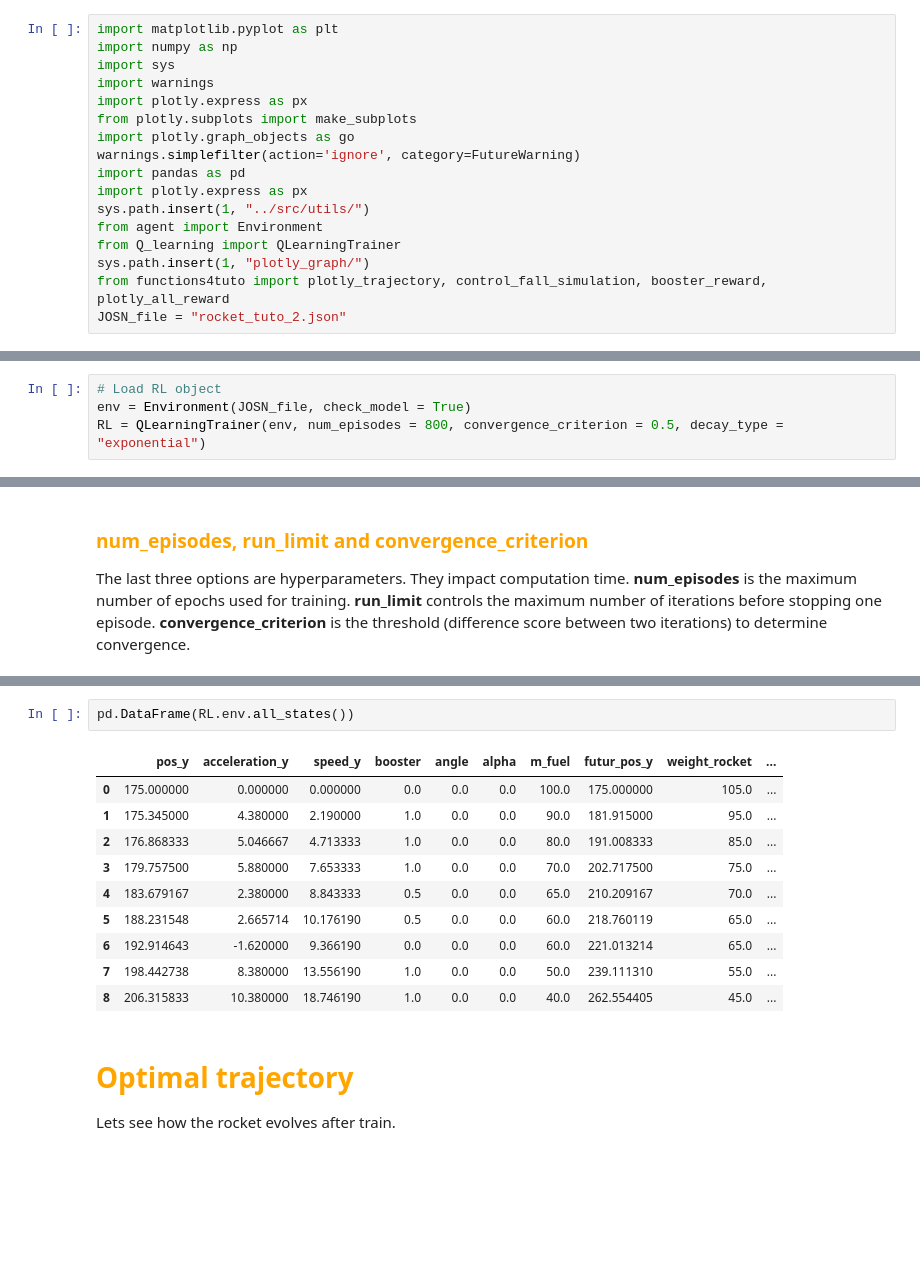
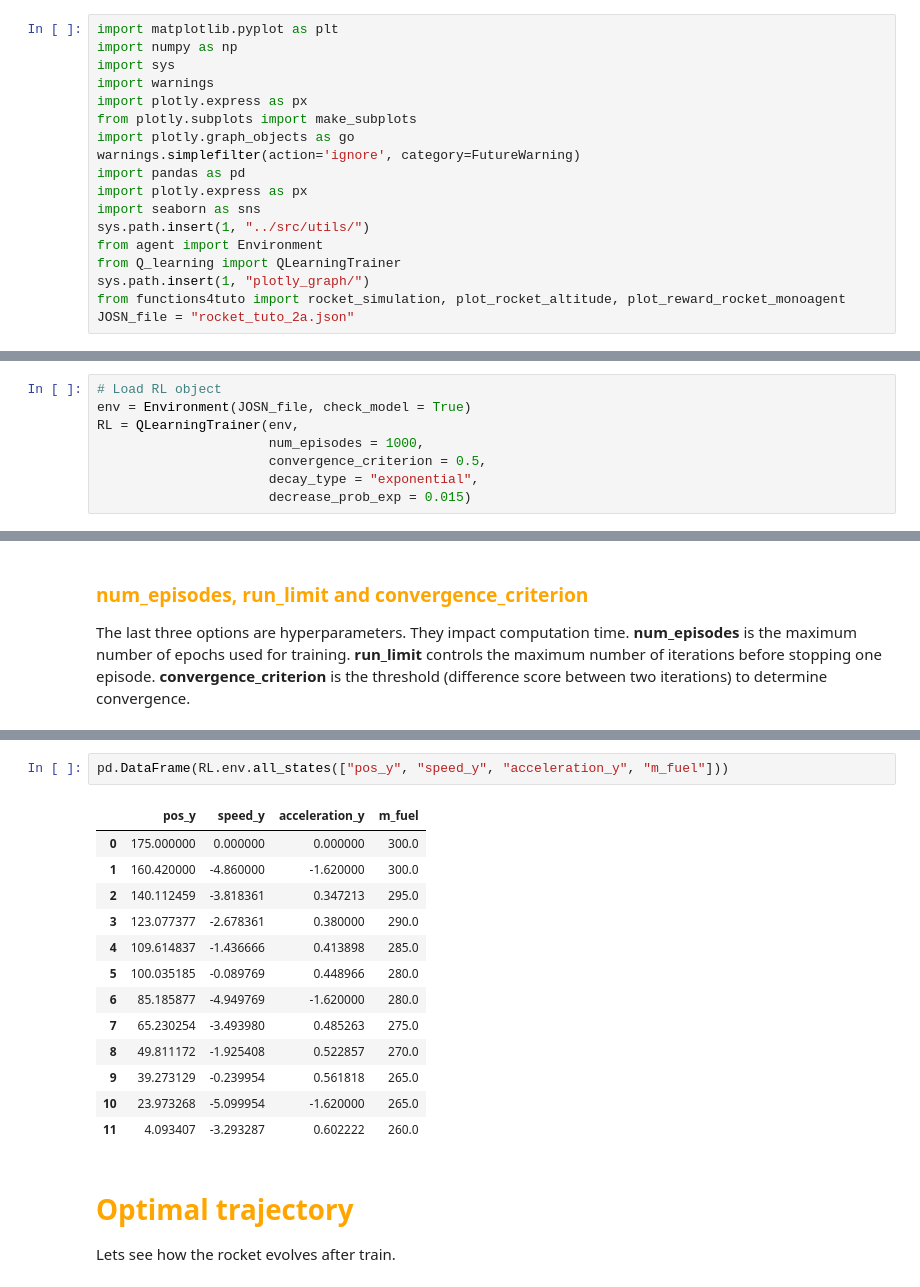
Before and after one commit to jaysenSAW/RL_engine, a Jupyter notebook: notebook/tuto_2.ipynb, the cells around one changed output, grey strips where cells are left out. Cells and saved outputs as stored; diff of their text form; blank space fills up the shorter version.

```diff
--- a/notebook/tuto_2.ipynb
+++ b/notebook/tuto_2.ipynb
@@ -9,12 +9,13 @@ import plotly.graph_objects as go
 warnings.simplefilter(action='ignore', category=FutureWarning)
 import pandas as pd
 import plotly.express as px
+import seaborn as sns
 sys.path.insert(1, "../src/utils/")
 from agent import Environment
 from Q_learning import QLearningTrainer
 sys.path.insert(1, "plotly_graph/")
-from functions4tuto import plotly_trajectory, control_fall_simulation, booster_reward, plotly_all_reward
-JOSN_file = "rocket_tuto_2.json"
+from functions4tuto import rocket_simulation, plot_rocket_altitude, plot_reward_rocket_monoagent
+JOSN_file = "rocket_tuto_2a.json"
 # %% [markdown]
 # <span style="color:orange">Input file</span>
 
@@ -237,6 +234,10 @@ s.l difference (TD) learning methods.
 # %%
 # Load RL object
 env = Environment(JOSN_file, check_model = True)
-RL = QLearningTrainer(env, num_episodes = 800, convergence_criterion = 0.5, decay_type = "exponential")
+RL = QLearningTrainer(env,
+                      num_episodes = 1000,
+                      convergence_criterion = 0.5,
+                      decay_type = "exponential",
+                      decrease_prob_exp = 0.015)
 # %% [output]
 check order names for states_variables
@@ -317,16 +357,19 @@ RL.plot_convergence(start = 700)
 # %%
-pd.DataFrame(RL.env.all_states())
+pd.DataFrame(RL.env.all_states(["pos_y", "speed_y", "acceleration_y", "m_fuel"]))
 # %% [output]
-|  | pos_y | acceleration_y | speed_y | booster | angle | alpha | m_fuel | futur_pos_y | weight_rocket | ... |
-| 0 | 175.000000 | 0.000000 | 0.000000 | 0.0 | 0.0 | 0.0 | 100.0 | 175.000000 | 105.0 | ... |
-| 1 | 175.345000 | 4.380000 | 2.190000 | 1.0 | 0.0 | 0.0 | 90.0 | 181.915000 | 95.0 | ... |
-| 2 | 176.868333 | 5.046667 | 4.713333 | 1.0 | 0.0 | 0.0 | 80.0 | 191.008333 | 85.0 | ... |
-| 3 | 179.757500 | 5.880000 | 7.653333 | 1.0 | 0.0 | 0.0 | 70.0 | 202.717500 | 75.0 | ... |
-| 4 | 183.679167 | 2.380000 | 8.843333 | 0.5 | 0.0 | 0.0 | 65.0 | 210.209167 | 70.0 | ... |
-| 5 | 188.231548 | 2.665714 | 10.176190 | 0.5 | 0.0 | 0.0 | 60.0 | 218.760119 | 65.0 | ... |
-| 6 | 192.914643 | -1.620000 | 9.366190 | 0.0 | 0.0 | 0.0 | 60.0 | 221.013214 | 65.0 | ... |
-| 7 | 198.442738 | 8.380000 | 13.556190 | 1.0 | 0.0 | 0.0 | 50.0 | 239.111310 | 55.0 | ... |
-| 8 | 206.315833 | 10.380000 | 18.746190 | 1.0 | 0.0 | 0.0 | 40.0 | 262.554405 | 45.0 | ... |
+|  | pos_y | speed_y | acceleration_y | m_fuel |
+| 0 | 175.000000 | 0.000000 | 0.000000 | 300.0 |
+| 1 | 160.420000 | -4.860000 | -1.620000 | 300.0 |
+| 2 | 140.112459 | -3.818361 | 0.347213 | 295.0 |
+| 3 | 123.077377 | -2.678361 | 0.380000 | 290.0 |
+| 4 | 109.614837 | -1.436666 | 0.413898 | 285.0 |
+| 5 | 100.035185 | -0.089769 | 0.448966 | 280.0 |
+| 6 | 85.185877 | -4.949769 | -1.620000 | 280.0 |
+| 7 | 65.230254 | -3.493980 | 0.485263 | 275.0 |
+| 8 | 49.811172 | -1.925408 | 0.522857 | 270.0 |
+| 9 | 39.273129 | -0.239954 | 0.561818 | 265.0 |
+| 10 | 23.973268 | -5.099954 | -1.620000 | 265.0 |
+| 11 | 4.093407 | -3.293287 | 0.602222 | 260.0 |
 # %% [markdown]
 # <span style="color:orange">Optimal trajectory</span>
 
```
Also changed, not shown: parts of 29 cells of this notebook.
